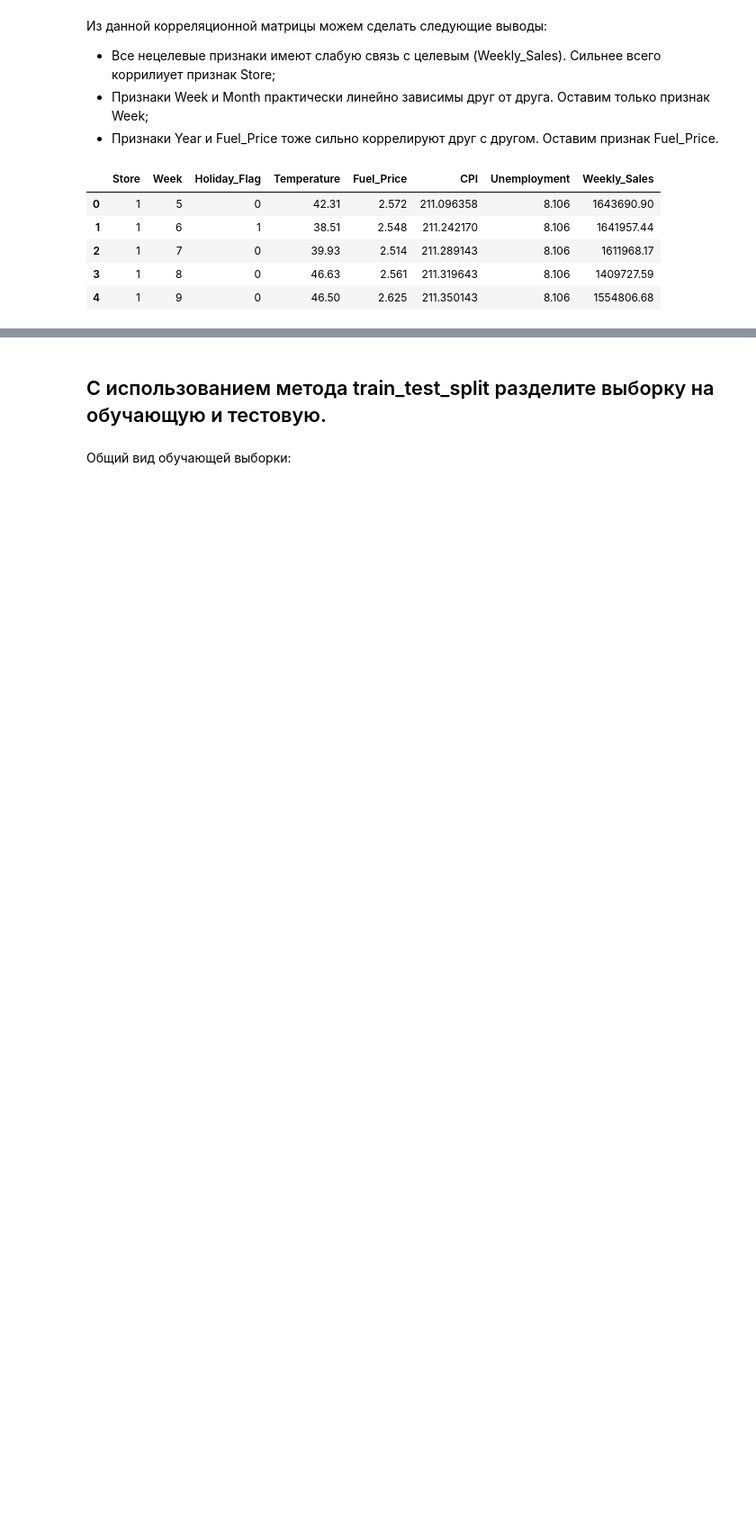
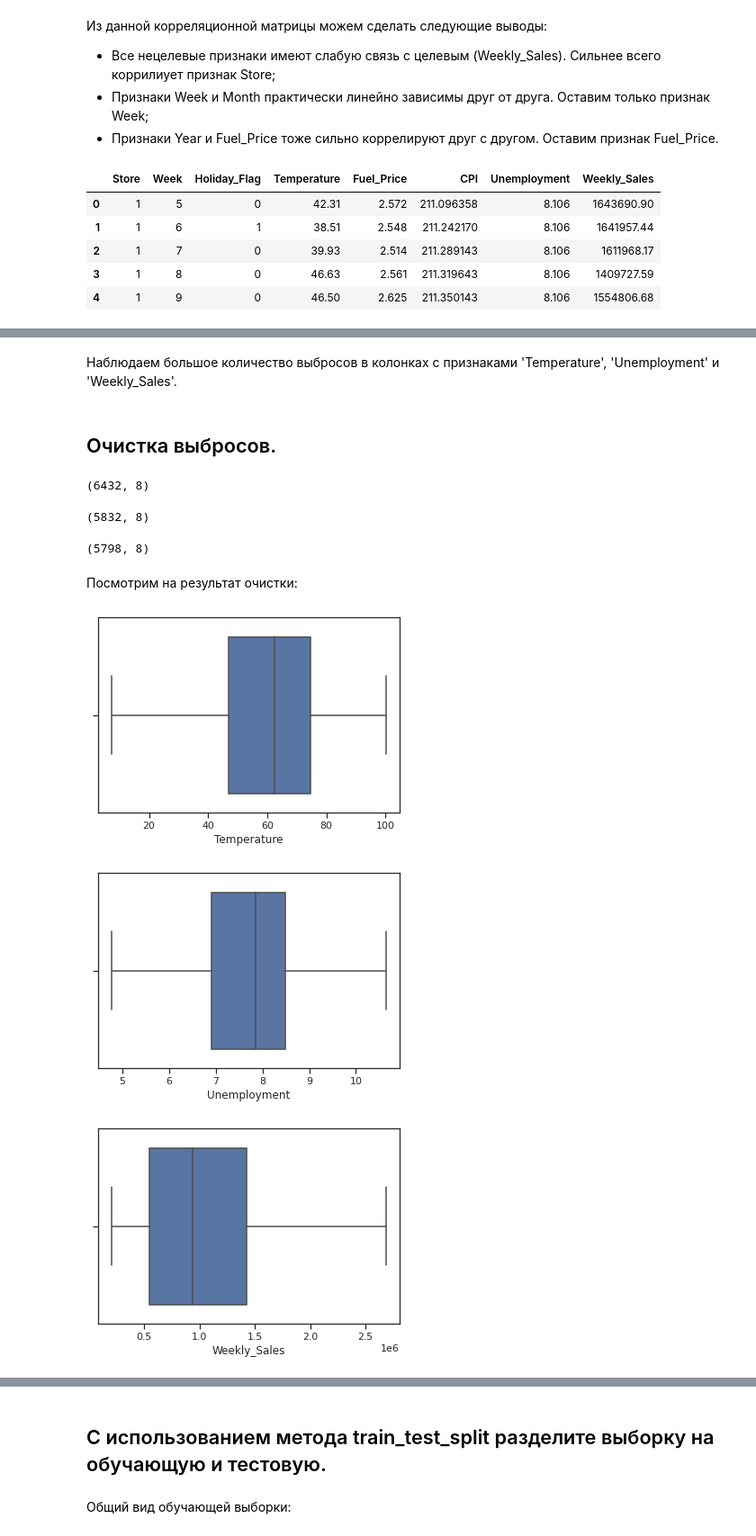
Before and after one commit to DeadlySquad13/ml_course_2022, a Jupyter notebook: tmo/MachineLearningTechnologies__Labs/MachineLearningTechnologies__Lab4/Lab4.sync.ipynb, the cells around one changed output, grey strips where cells are left out. Shown: that part at 90% size. Drawn from its saved outputs; the diff is of its cells as text; code cells hidden in the pictures; blank space fills up the shorter version.

```diff
--- a/tmo/MachineLearningTechnologies__Labs/MachineLearningTechnologies__Lab4/Lab4.sync.ipynb
+++ b/tmo/MachineLearningTechnologies__Labs/MachineLearningTechnologies__Lab4/Lab4.sync.ipynb
@@ -268 +245,60 @@ display(walmart_weekly_sales, walmart_features)
+# %% [markdown]
+Наблюдаем большое количество выбросов в колонках с признаками 'Temperature',
+'Unemployment' и 'Weekly_Sales'.
+# %% [markdown]
+## Очистка выбросов.
+# %%
+# Очистка столбца Temperature.
+Q1, Q3 = walmart['Temperature'].quantile([0.25, 0.75])
+IQR = Q3 - Q1
+min_limit = Q1 - 1.5*IQR
+max_limit = Q3 + 1.5*IQR
+
+walmart_without_outliers = walmart_without_linear_correlates[
+    (walmart_without_linear_correlates['Temperature']
+    > min_limit) & (walmart_without_linear_correlates['Temperature'] < max_limit)
+]
+walmart_without_outliers.shape
+# %% [output]
+(6432, 8)
+# %%
+# Очистка столбца Unemployment.
+Q1, Q3 = walmart['Unemployment'].quantile([0.25, 0.75])
+IQR = Q3 - Q1
+min_limit = Q1 - 1.3*IQR
+max_limit = Q3 + 1.3*IQR
+
+walmart_without_outliers = walmart_without_outliers[(walmart_without_outliers['Unemployment'] > min_limit)
+                                              & (walmart_without_outliers['Unemployment'] < max_limit)]
+walmart_without_outliers.shape
+# %% [output]
+(5832, 8)
+# %%
+# Очистка столбца Weekly_Sales.
+Q1, Q3 = walmart['Weekly_Sales'].quantile([0.25, 0.75])
+IQR = Q3 - Q1
+min_limit = Q1 - 1.5*IQR
+max_limit = Q3 + 1.5*IQR
+
+walmart_without_outliers = walmart_without_outliers[(walmart_without_outliers['Weekly_Sales'] > min_limit)
+                                              & (walmart_without_outliers['Weekly_Sales'] < max_limit)]
+walmart_without_outliers.shape
+# %% [output]
+(5798, 8)
+# %% [markdown]
+Посмотрим на результат очистки:
+# %%
+# Ящик с усами для столбца Temperature.
+sns.boxplot(x=walmart_without_outliers['Temperature'])
+plt.show()
+# Ящик с усами для столбца Unemployment.
+sns.boxplot(x=walmart_without_outliers['Unemployment'])
+plt.show()
+# Ящик с усами для столбца Weekly_Sales.
+sns.boxplot(x=walmart_without_outliers['Weekly_Sales'])
+plt.show()
+# %% [output]
+[figure, added]
+[figure, added]
+[figure, added]
 # %% [markdown]
```
Also changed, not shown: parts of 34 cells of this notebook, 5 other files.
